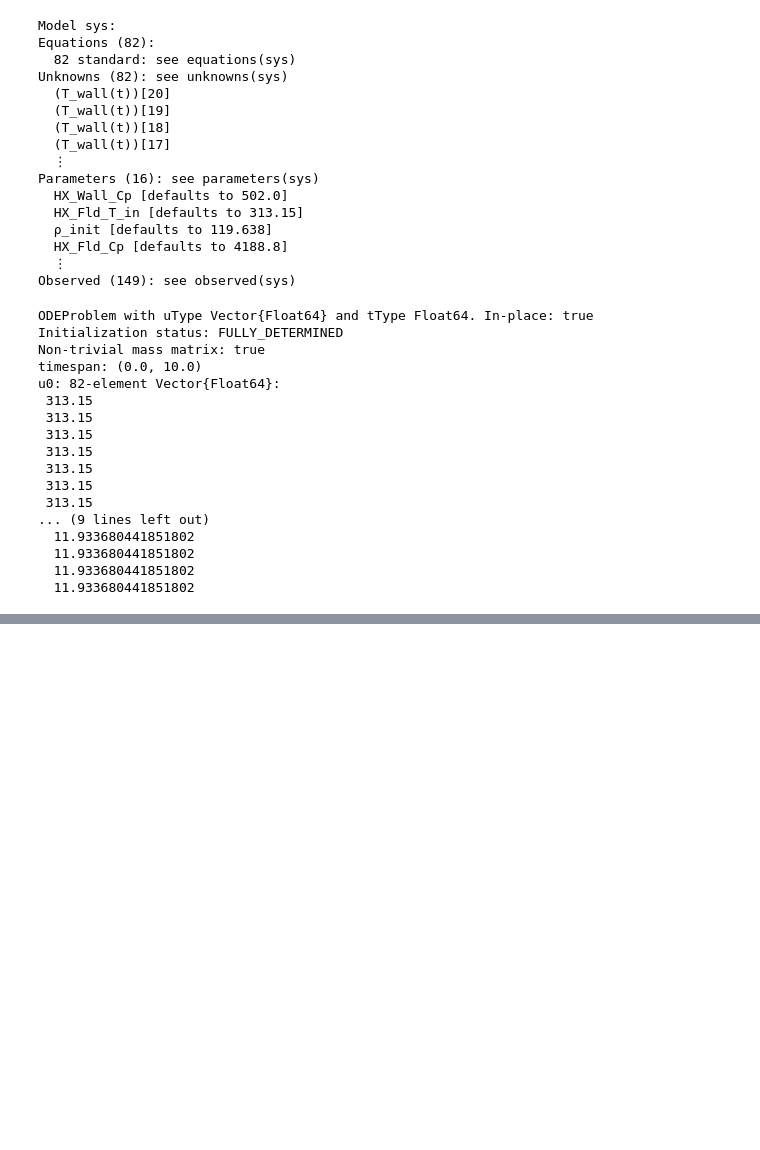
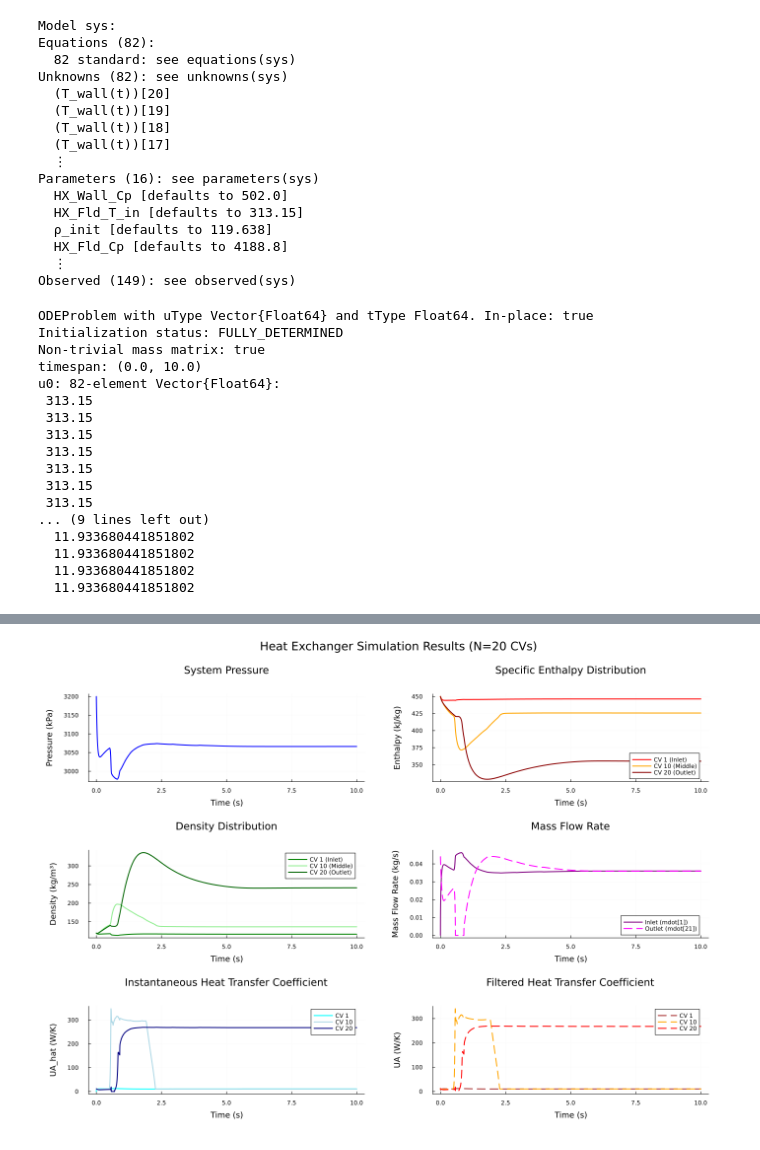
Before and after one commit to PyewDegul/HP_simulation_jl, a Jupyter notebook: 250829_Q11_var_reduc.ipynb, the cells around one changed output, grey strips where cells are left out. Saved outputs shown, nothing was run; the diff lists cells and outputs as text; code cells hidden in the pictures; blank space fills up the shorter version.

```diff
--- a/250829_Q11_var_reduc.ipynb
+++ b/250829_Q11_var_reduc.ipynb
@@ -588,0 +616,82 @@ BoundsError: BoundsError: attempt to access 20-element Vector{Float64} at index
+# %%
+function plot_details_complete(sys, sol, N)
+    """
+    완성된 3×2 레이아웃 열교환기 시뮬레이션 결과 시각화
+    - 각 변수의 여러 위치(입구, 중간, 출구)를 동시에 표시
+    - 물리적 의미를 명확히 하는 제목과 단위 표시
+    """
+    @unpack P, h, ρ, UA_elem_hat, UA_elem, mdot = sys
+
+    # 위치 인덱스 정의
+    inlet_idx = 1
+    mid_idx = div(N, 2)
+    outlet_idx = N
+
+    # (1,1) 압력 [kPa] - 시스템 전체 압력
+    p1 = plot(sol.t, sol[P] ./ 1e3,
+              title="System Pressure", xlabel="Time (s)", ylabel="Pressure (kPa)",
+              color=:blue, lw=2, legend=false,
+              grid=true, gridwidth=1, gridcolor=:lightgray)
+
+    # (1,2) 엔탈피 [kJ/kg] - 위치별 비교
+    p2 = plot(sol.t, sol[h[inlet_idx]] ./ 1e3,
+              title="Specific Enthalpy Distribution", xlabel="Time (s)", ylabel="Enthalpy (kJ/kg)",
+              label="CV $inlet_idx (Inlet)", color=:red, lw=2)
+    plot!(p2, sol.t, sol[h[mid_idx]] ./ 1e3,
+          label="CV $mid_idx (Middle)", color=:orange, lw=2)
+    plot!(p2, sol.t, sol[h[outlet_idx]] ./ 1e3,
+          label="CV $outlet_idx (Outlet)", color=:darkred, lw=2)
+    plot!(p2, grid=true, gridwidth=1, gridcolor=:lightgray)
+
+    # (2,1) 밀도 [kg/m³] - 위치별 비교
+    p3 = plot(sol.t, sol[ρ[inlet_idx]],
+              title="Density Distribution", xlabel="Time (s)", ylabel="Density (kg/m³)",
+              label="CV $inlet_idx (Inlet)", color=:green, lw=2)
+    plot!(p3, sol.t, sol[ρ[mid_idx]],
+          label="CV $mid_idx (Middle)", color=:lightgreen, lw=2)
+    plot!(p3, sol.t, sol[ρ[outlet_idx]],
+          label="CV $outlet_idx (Outlet)", color=:darkgreen, lw=2)
+    plot!(p3, grid=true, gridwidth=1, gridcolor=:lightgray)
+
+    # (2,2) 질량유량 [kg/s] - 입구와 출구 비교
+    p4 = plot(sol.t, sol[mdot[1]],
+              title="Mass Flow Rate", xlabel="Time (s)", ylabel="Mass Flow Rate (kg/s)",
+              label="Inlet (mdot[1])", color=:purple, lw=2)
+    plot!(p4, sol.t, sol[mdot[N+1]],
+          label="Outlet (mdot[$(N+1)])", color=:magenta, lw=2, ls=:dash)
+    plot!(p4, grid=true, gridwidth=1, gridcolor=:lightgray)
+
+    # (3,1) UA_elem_hat [W/K] - 순간 열전달계수
+    p5 = plot(sol.t, sol[UA_elem_hat[inlet_idx]],
+              title="Instantaneous Heat Transfer Coefficient", xlabel="Time (s)", ylabel="UA_hat (W/K)",
+              label="CV $inlet_idx", color=:cyan, lw=2)
+    plot!(p5, sol.t, sol[UA_elem_hat[mid_idx]],
+          label="CV $mid_idx", color=:lightblue, lw=2)
+    plot!(p5, sol.t, sol[UA_elem_hat[outlet_idx]],
+          label="CV $outlet_idx", color=:navy, lw=2)
+    plot!(p5, grid=true, gridwidth=1, gridcolor=:lightgray)
+
+    # (3,2) UA_elem [W/K] - 필터링된 열전달계수
+    p6 = plot(sol.t, sol[UA_elem[inlet_idx]],
+              title="Filtered Heat Transfer Coefficient", xlabel="Time (s)", ylabel="UA (W/K)",
+              label="CV $inlet_idx", color=:brown, lw=2, ls=:dash)
+    plot!(p6, sol.t, sol[UA_elem[mid_idx]],
+          label="CV $mid_idx", color=:orange, lw=2, ls=:dash)
+    plot!(p6, sol.t, sol[UA_elem[outlet_idx]],
+          label="CV $outlet_idx", color=:red, lw=2, ls=:dash)
+    plot!(p6, grid=true, gridwidth=1, gridcolor=:lightgray)
+
+    # 전체 레이아웃 구성
+    final_plot = plot(p1, p2, p3, p4, p5, p6,
+                     layout=(3,2),
+                     size=(1400, 1000),
+                     plot_title="Heat Exchanger Simulation Results (N=$N CVs)",
+                     margin=8Plots.mm)
+
+    return final_plot
+end
+
+# 완성된 함수로 그래프 생성
+detailed_plot_complete = plot_details_complete(sys, sol, N)
+# %% [output]
+[figure, added]
```
Also changed, not shown: parts of 8 cells of this notebook, 3 other files.
